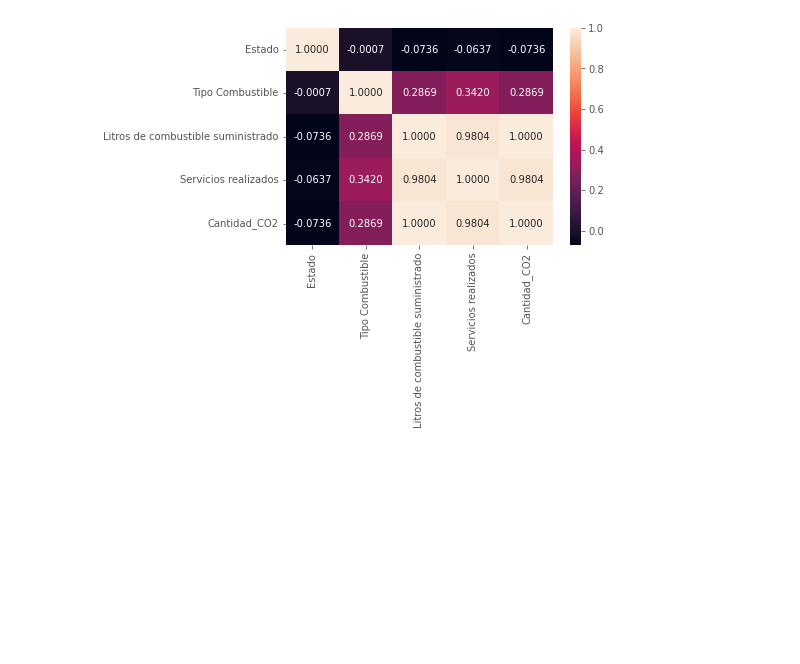
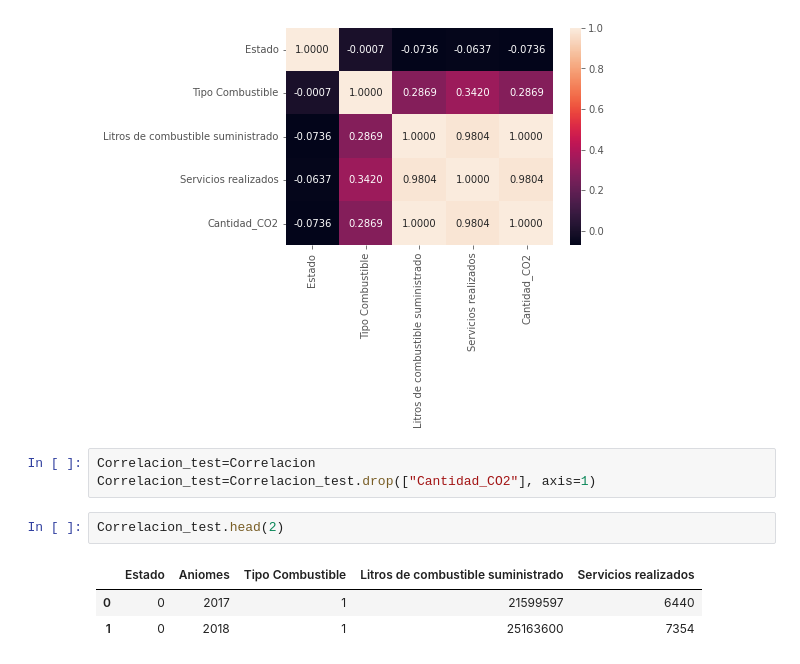
Before and after one commit to KarlaBalog/Proyecto_ASE, a Jupyter notebook: ASE.ipynb, the cells around one changed output. Saved outputs shown, nothing was run; the diff lists cells and outputs as text; blank space fills up the shorter version.

```diff
--- a/ASE.ipynb
+++ b/ASE.ipynb
@@ -2972,3 +2972,12 @@ sns.heatmap(Correlacion.corr(), annot=True, fmt='.4f')
 # %% [output]
 <matplotlib.axes._subplots.AxesSubplot at 0x...>
 [figure]
+# %%
+Correlacion_test=Correlacion
+Correlacion_test=Correlacion_test.drop(["Cantidad_CO2"], axis=1)
+# %%
+Correlacion_test.head(2)
+# %% [output]
+|  | Estado | Aniomes | Tipo Combustible | Litros de combustible suministrado | Servicios realizados |
+| 0 | 0 | 2017 | 1 | 21599597 | 6440 |
+| 1 | 0 | 2018 | 1 | 25163600 | 7354 |
```
Also changed, not shown: parts of 4 cells of this notebook.
